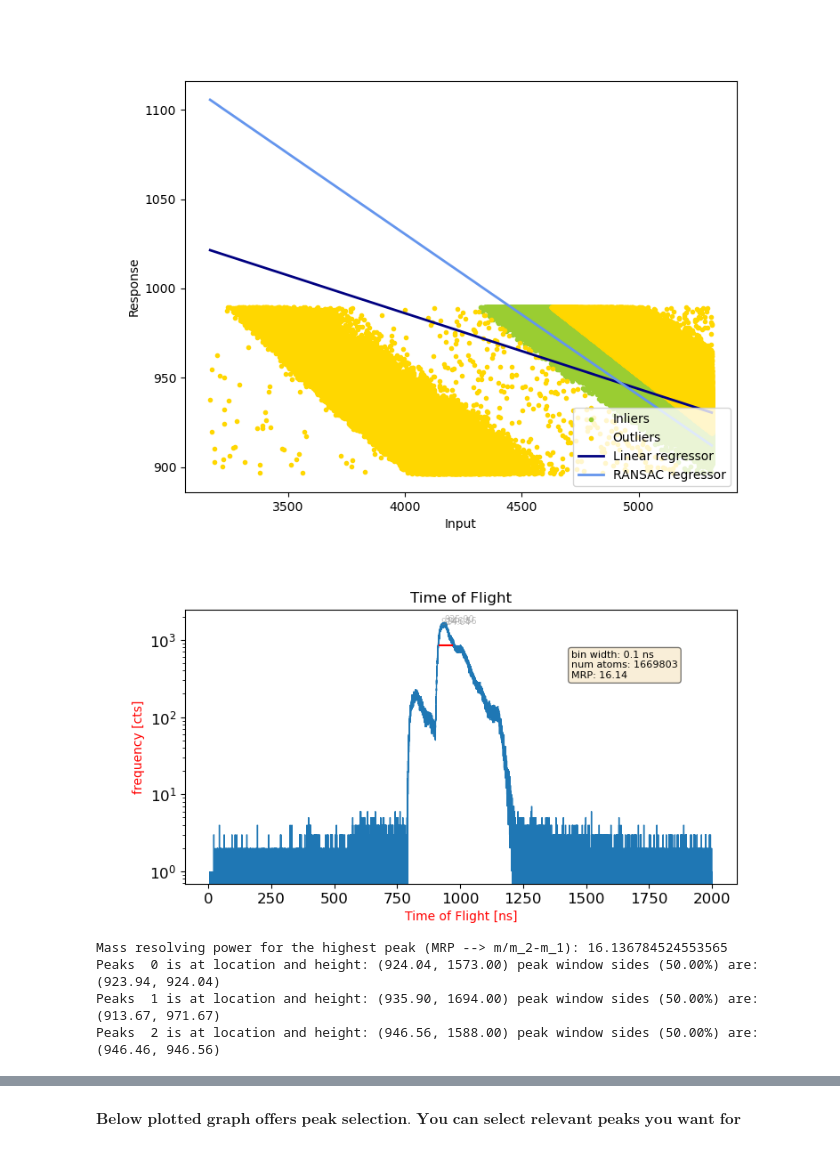
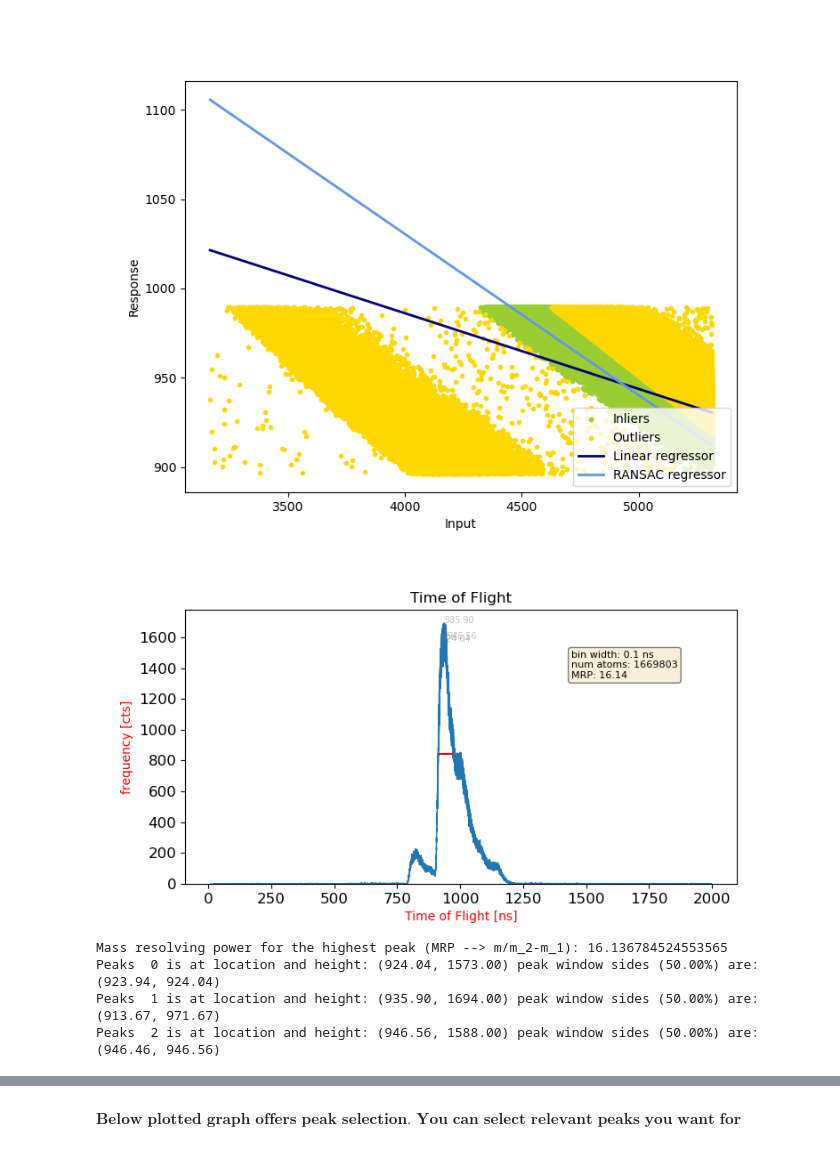
Before and after one commit to mmonajem/pyoxcart, a Jupyter notebook: pyccapt/calibration/tutorials/jupyter_files/develop.ipynb, the cells around one changed output, grey strips where cells are left out. Saved outputs shown, nothing was run; the diff lists cells and outputs as text; code cells hidden in the pictures.

```diff
--- a/pyccapt/calibration/tutorials/jupyter_files/develop.ipynb
+++ b/pyccapt/calibration/tutorials/jupyter_files/develop.ipynb
@@ -479,18 +543,18 @@ TypeError: '<=' not supported between instances of 'str' and 'int'
 # %%
-tt = np.copy(dld_t[dld_t < 1500])
-tt = np.expand_dims(tt, axis=1)
-tt = np.float32(tt)
+# tt = np.copy(dld_t[dld_t < 1500])
+# tt = np.expand_dims(tt, axis=1)
+# tt = np.float32(tt)
 
-# n_components = 7
-bins = 0.1
-bins = np.linspace(np.min(tt), np.max(tt), round(np.max(tt) / bins))
+# # n_components = 7
+# bins = 0.1
+# bins = np.linspace(np.min(tt), np.max(tt), round(np.max(tt) / bins))
 
-gmm = mixture.GaussianMixture(n_components=n_components, covariance_type='full').fit(tt)
-labels = gmm.predict(tt)
+# gmm = mixture.GaussianMixture(n_components=n_components, covariance_type='full').fit(tt)
+# labels = gmm.predict(tt)
 
 
-fig1, ax1 = plt.subplots(figsize=(8, 6))
-for i in range(n_components):
-    A = tt[labels==i]
-    plt.hist(A, bins, log=True)
-plt.show()
+# fig1, ax1 = plt.subplots(figsize=(8, 6))
+# for i in range(n_components):
+#     A = tt[labels==i]
+#     plt.hist(A, bins, log=True)
+# plt.show()
@@ -499,18 +561,21 @@ plt.show()
 # %%
-vertices = np.concatenate((np.expand_dims(dld_highVoltage[dld_t < 1500], axis=1), np.expand_dims(dld_t[dld_t < 1500], axis=1), np.expand_dims(dld_x[dld_t < 1500], axis=1), np.expand_dims(dld_y[dld_t < 1500], axis=1)), axis=1)
+from sklearn.mixture import GaussianMixture
+n_components = 4
+vertices = np.concatenate((np.expand_dims(dld_t[dld_t < 1500], axis=1), np.expand_dims(dld_highVoltage[dld_t < 1500], axis=1), np.expand_dims(dld_x[dld_t < 1500], axis=1), np.expand_dims(dld_y[dld_t < 1500], axis=1)), axis=1)
 
-mask = np.random.randint(0, len(vertices), 10)
-vertices = vertices[mask]
+mask = np.random.randint(0, len(vertices), 100)
+vertices_mask = vertices[mask]
 
 # mean = vertices.mean(axis=0)
 # vertices = vertices - mean
 
-tt = np.float32(vertices)
-print(tt.shape)
+print(vertices_mask.shape)
 
-gmm = mixture.GaussianMixture(n_components=n_components, covariance_type='full').fit(tt)
-labels = gmm.predict(tt)
+gmm = GaussianMixture(n_components=n_components, covariance_type='diag').fit(vertices_mask)
+labels = gmm.predict(vertices)
 
+
+tt = dld_t[dld_t < 1500]
 
 fig1, ax1 = plt.subplots(figsize=(8, 6))
 bins = 0.1
@@ -597,14 +660,14 @@ Estimated coefficients (true, linear regression, RANSAC):
 [figure]
 # %%
 percent_mrp = 50
-peaks_ini, peaks_y_ini, peak_widths_p_ini = tools.hist_plot(dld_t[dld_t < 2000], 0.1, prominence=200, distance=100, h_line=True, text_loc='right', percent=percent_mrp, plot=True, label='tof', fig_name=figname)
+peaks_ini, peaks_y_ini, peak_widths_p_ini = tools.hist_plot(dld_t[dld_t < 2000], 0.1, prominence=200, distance=100, h_line=True, text_loc='right', percent=percent_mrp, plot=True, label='tof', fig_name=figname, log=False)
 index_max_ini = np.argmax(peaks_y_ini)
 mrp = (peaks_ini[index_max_ini] / (peak_widths_p_ini[index_max_ini][2] - peak_widths_p_ini[index_max_ini][1]))
 print('Mass resolving power for the highest peak (MRP --> m/m_2-m_1):', mrp)
 for i in range(len(peaks_ini)):
     print('Peaks ', i, 'is at location and height: ({:.2f}, {:.2f})'.format(peaks_ini[i], peaks_y_ini[i]), 'peak window sides ({:.2f}%) are: ({:.2f}, {:.2f})'.format(percent_mrp, peak_widths_p_ini[i][1], peak_widths_p_ini[i][2]))
 # %% [output]
-[figure, old version]
+[figure, new version]
 Mass resolving power for the highest peak (MRP --> m/m_2-m_1): 16.136784524553565
 Peaks  0 is at location and height: (924.04, 1573.00) peak window sides (50.00%) are: (923.94, 924.04)
 Peaks  1 is at location and height: (935.90, 1694.00) peak window sides (50.00%) are: (913.67, 971.67)
```
Also changed, not shown: parts of 30 cells of this notebook, 13 other files.
